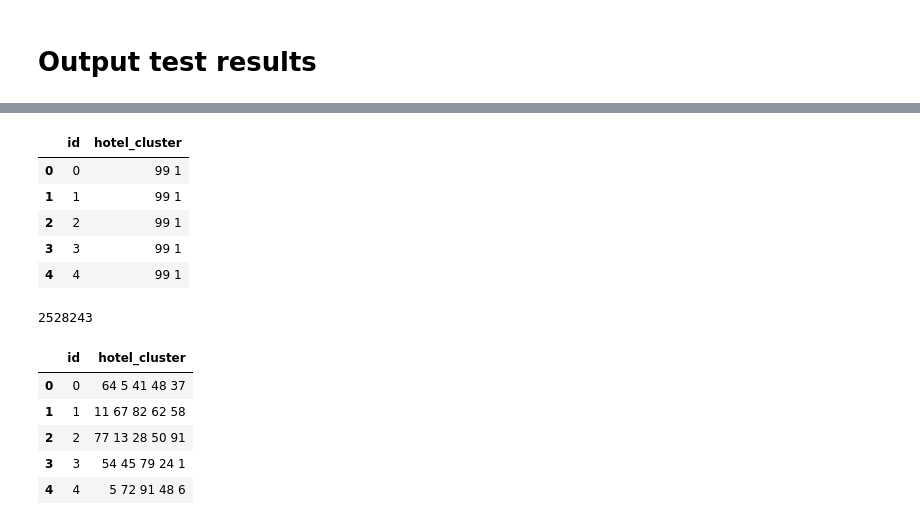
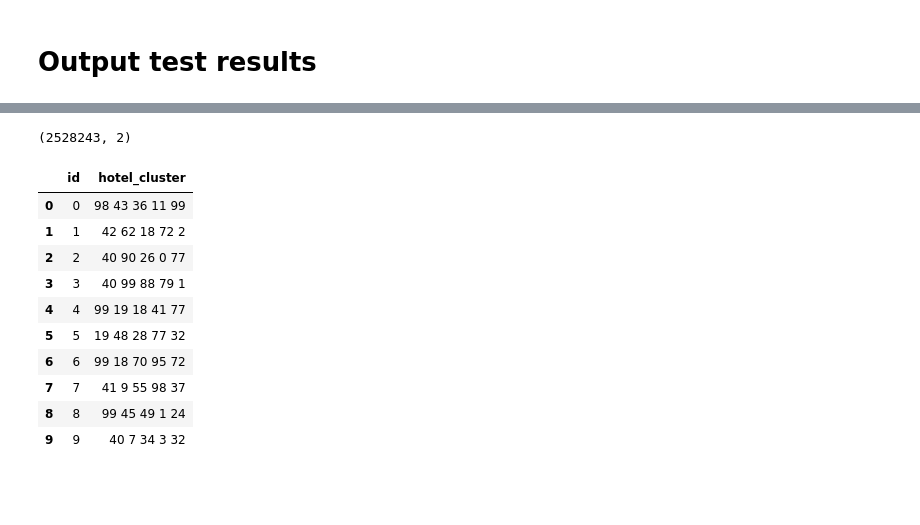
Before and after one commit to ibowen/kaggle, a Jupyter notebook: Expedia_bowenliu.ipynb, the cells around one changed output, grey strips where cells are left out. Saved outputs shown, nothing was run; the diff lists cells and outputs as text; code cells hidden in the pictures; blank space fills up the shorter version.

```diff
--- a/Expedia_bowenliu.ipynb
+++ b/Expedia_bowenliu.ipynb
@@ -474 +468,6 @@ len(predictions_test)
+# %%
+test2 = feature_process(test)
+test2.fillna(-1, inplace=True)
+# %%
+test2.drop(['id'], inplace=True, axis=1)
 # %%
@@ -477,0 +477,2 @@ predictions_test.shape
+# %%
+predictions = predict_clusters(neighbors, test2[predictors])
@@ -486,2 +485,2 @@ numpy.ndarray
 # %%
-predictions_output = map(lambda x: ' '.join(map(str,x)), predictions_test)
+predictions_output = map(lambda x: ' '.join(map(str,x)), predictions)
@@ -504,28 +501,24 @@ predictions_output[0:10]
 # load test data
 submission = pd.read_csv('sample_submission.csv', sep = ',')
 # %%
-submission.head()
+submission.shape
 # %% [output]
-|  | id | hotel_cluster |
-| 0 | 0 | 99 1 |
-| 1 | 1 | 99 1 |
-| 2 | 2 | 99 1 |
-| 3 | 3 | 99 1 |
-| 4 | 4 | 99 1 |
+(2528243, 2)
-# %%
-len(submission)
-# %% [output]
-2528243
 # %%
 submission['hotel_cluster'] = predictions_output
 # %%
 submission[['id', 'hotel_cluster']].to_csv('out.csv', index = False)
 # %%
-submission.head()
+submission[:10]
 # %% [output]
 |  | id | hotel_cluster |
-| 0 | 0 | 64 5 41 48 37 |
-| 1 | 1 | 11 67 82 62 58 |
-| 2 | 2 | 77 13 28 50 91 |
-| 3 | 3 | 54 45 79 24 1 |
-| 4 | 4 | 5 72 91 48 6 |
+| 0 | 0 | 98 43 36 11 99 |
+| 1 | 1 | 42 62 18 72 2 |
+| 2 | 2 | 40 90 26 0 77 |
+| 3 | 3 | 40 99 88 79 1 |
+| 4 | 4 | 99 19 18 41 77 |
+| 5 | 5 | 19 48 28 77 32 |
+| 6 | 6 | 99 18 70 95 72 |
+| 7 | 7 | 41 9 55 98 37 |
+| 8 | 8 | 99 45 49 1 24 |
+| 9 | 9 | 40 7 34 3 32 |
```
Also changed, not shown: parts of 120 cells of this notebook.
